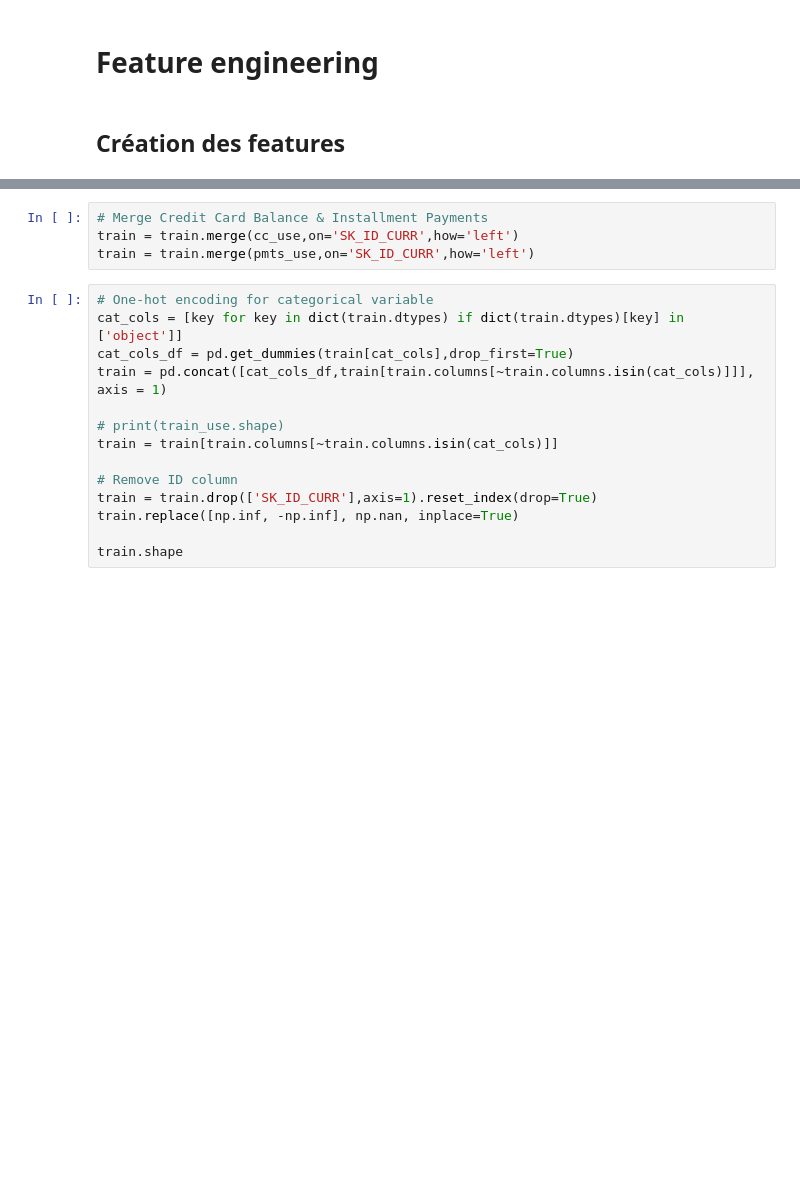
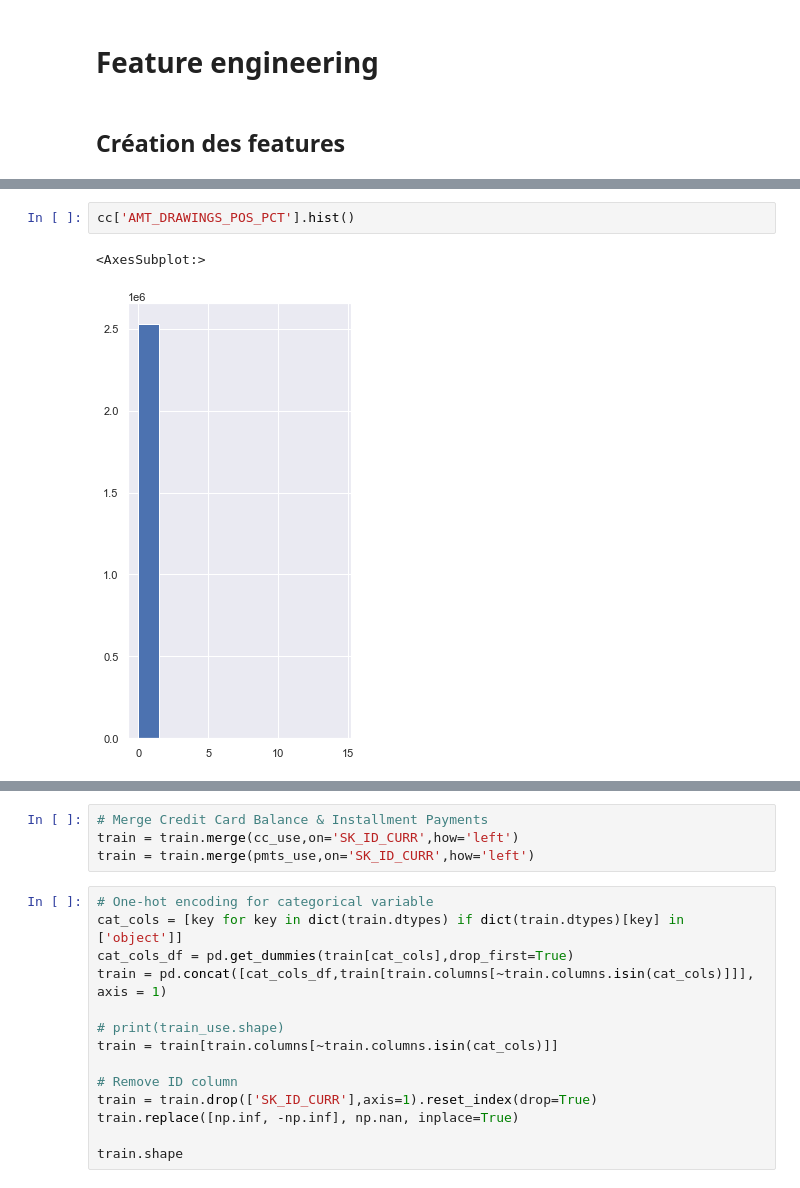
Before and after one commit to pbonte92/P7_Paul_Bonte, a Jupyter notebook: draft.ipynb, the cells around one changed output, grey strips where cells are left out. Drawn from its saved outputs; the diff is of its cells as text; blank space fills up the shorter version.

```diff
--- a/draft.ipynb
+++ b/draft.ipynb
@@ -508,0 +524,5 @@ pmts_use = instal_paiement.groupby(['SK_ID_CURR'],as_index=False).agg({'DAYS_INS
+# %%
+cc['AMT_DRAWINGS_POS_PCT'].hist()
+# %% [output]
+<AxesSubplot:>
+[figure, added]
```
Also changed, not shown: parts of 40 cells of this notebook.
